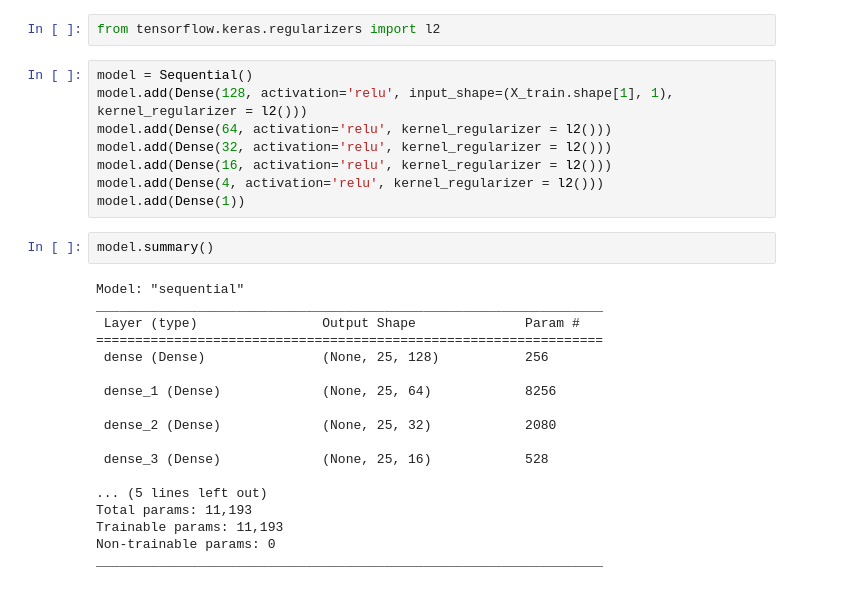
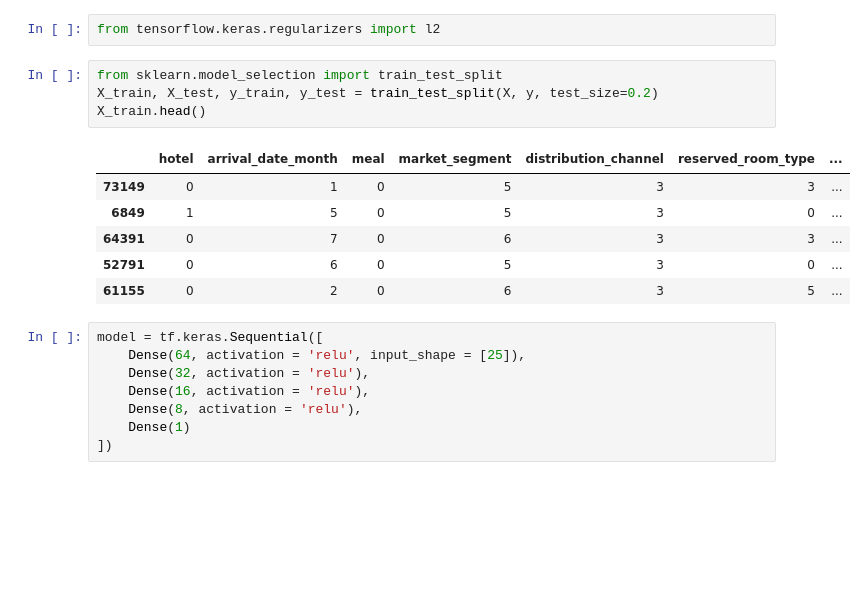
Before and after one commit to RoniBustanai/Project_2, a Jupyter notebook: פרויקטון_2.ipynb, the cells around one changed output. Cells and saved outputs as stored; diff of their text form; blank space fills up the shorter version.

```diff
--- a/פרויקטון_2.ipynb
+++ b/פרויקטון_2.ipynb
@@ -367,31 +367,22 @@ from tensorflow.keras import Sequential
 from tensorflow.keras.layers import Dense
 # %%
 from tensorflow.keras.regularizers import l2
+# %%
+from sklearn.model_selection import train_test_split
+X_train, X_test, y_train, y_test = train_test_split(X, y, test_size=0.2)
+X_train.head()
+# %% [output]
+|  | hotel | arrival_date_month | meal | market_segment | distribution_channel | reserved_room_type | ... |
+| 73149 | 0 | 1 | 0 | 5 | 3 | 3 | ... |
+| 6849 | 1 | 5 | 0 | 5 | 3 | 0 | ... |
+| 64391 | 0 | 7 | 0 | 6 | 3 | 3 | ... |
+| 52791 | 0 | 6 | 0 | 5 | 3 | 0 | ... |
+| 61155 | 0 | 2 | 0 | 6 | 3 | 5 | ... |
 # %%
-model = Sequential()
-model.add(Dense(128, activation='relu', input_shape=(X_train.shape[1], 1), kernel_regularizer = l2()))
-model.add(Dense(64, activation='relu', kernel_regularizer = l2()))
-model.add(Dense(32, activation='relu', kernel_regularizer = l2()))
-model.add(Dense(16, activation='relu', kernel_regularizer = l2()))
-model.add(Dense(4, activation='relu', kernel_regularizer = l2()))
-model.add(Dense(1))
+model = tf.keras.Sequential([
+    Dense(64, activation = 'relu', input_shape = [25]),
+    Dense(32, activation = 'relu'),
+    Dense(16, activation = 'relu'),
+    Dense(8, activation = 'relu'),
+    Dense(1)
+])
-# %%
-model.summary()
-# %% [output]
-Model: "sequential"
-_________________________________________________________________
- Layer (type)                Output Shape              Param #
-=================================================================
- dense (Dense)               (None, 25, 128)           256
-
- dense_1 (Dense)             (None, 25, 64)            8256
-
- dense_2 (Dense)             (None, 25, 32)            2080
-
- dense_3 (Dense)             (None, 25, 16)            528
-
-... (5 lines left out)
-Total params: 11,193
-Trainable params: 11,193
-Non-trainable params: 0
-_________________________________________________________________
```
Also changed, not shown: parts of 6 cells of this notebook.
